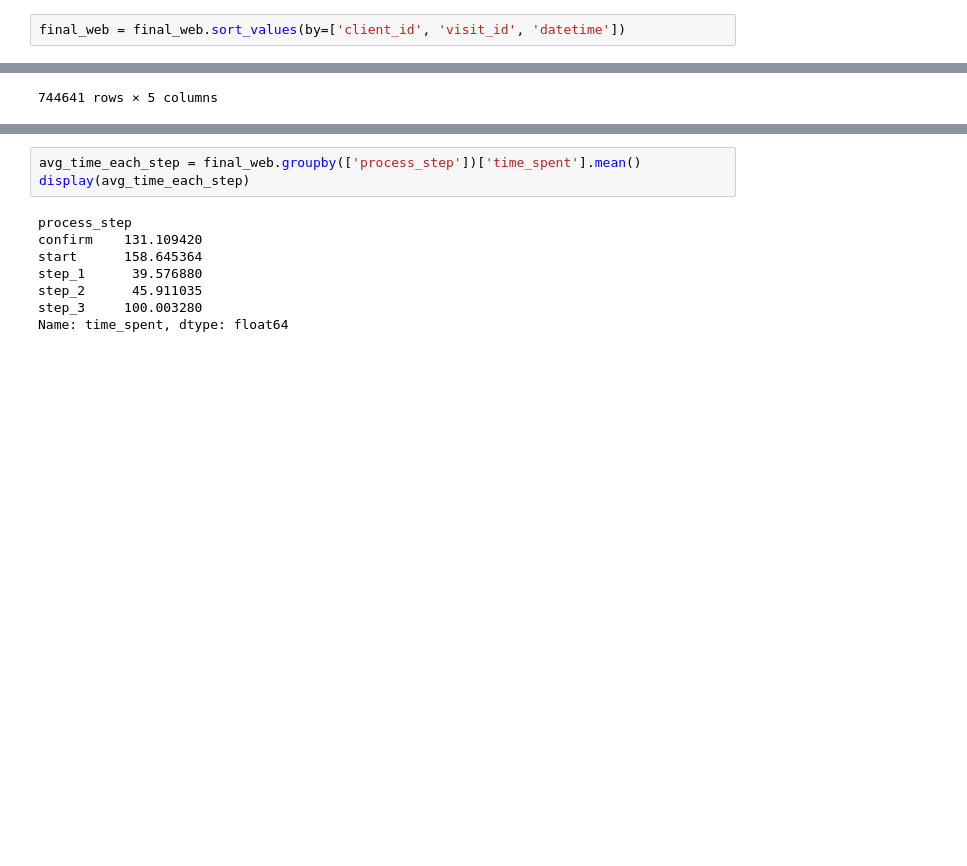
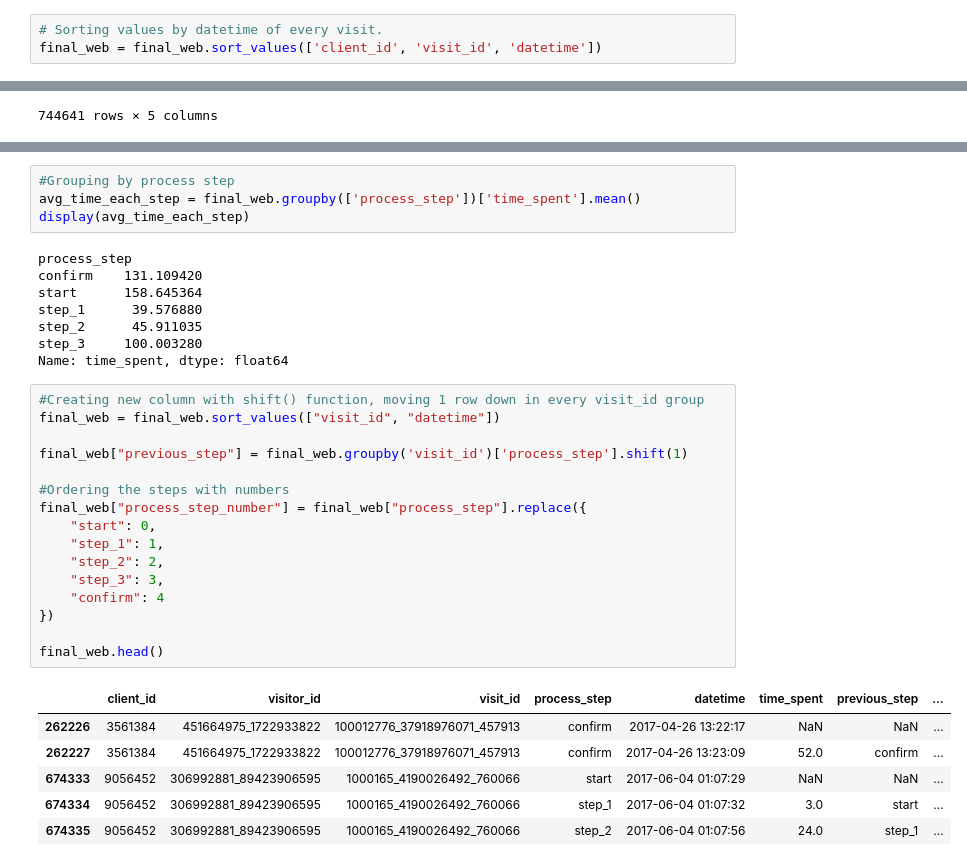
Before and after one commit to RubenLallave/Vanguard_Project, a Jupyter notebook: Vanguard_Project.ipynb, the cells around one changed output, grey strips where cells are left out. Saved outputs shown, nothing was run; the diff lists cells and outputs as text; blank space fills up the shorter version.

```diff
--- a/Vanguard_Project.ipynb
+++ b/Vanguard_Project.ipynb
@@ -402,7 +403,8 @@ final_web['visitor_id'].nunique()
 # %% [output]
 130236
 # %%
-final_web = final_web.sort_values(by=['client_id', 'visit_id', 'datetime'])
+# Sorting values by datetime of every visit.
+final_web = final_web.sort_values(['client_id', 'visit_id', 'datetime'])
 # %%
 final_web.reset_index(drop=True, inplace=True)
 # %%
@@ -439,6 +442,7 @@ final_web
 | 744640 | 9999875 | 738878760_1556639849 | 931268933_219402947_599432 | confirm | 2017-06-01 22:48:39 | 221.0 |
 744641 rows × 6 columns
 # %%
+#Grouping by process step
 avg_time_each_step = final_web.groupby(['process_step'])['time_spent'].mean()
 display(avg_time_each_step)
 # %% [output]
@@ -449,3 +453,26 @@ step_1      39.576880
 step_2      45.911035
 step_3     100.003280
 Name: time_spent, dtype: float64
+# %%
+#Creating new column with shift() function, moving 1 row down in every visit_id group
+final_web = final_web.sort_values(["visit_id", "datetime"])
+
+final_web["previous_step"] = final_web.groupby('visit_id')['process_step'].shift(1)
+
+#Ordering the steps with numbers
+final_web["process_step_number"] = final_web["process_step"].replace({
+    "start": 0,
+    "step_1": 1,
+    "step_2": 2,
+    "step_3": 3,
+    "confirm": 4
+})
+
+final_web.head()
+# %% [output]
+|  | client_id | visitor_id | visit_id | process_step | datetime | time_spent | previous_step | ... |
+| 262226 | 3561384 | 451664975_1722933822 | 100012776_37918976071_457913 | confirm | 2017-04-26 13:22:17 | NaN | NaN | ... |
+| 262227 | 3561384 | 451664975_1722933822 | 100012776_37918976071_457913 | confirm | 2017-04-26 13:23:09 | 52.0 | confirm | ... |
+| 674333 | 9056452 | 306992881_89423906595 | 1000165_4190026492_760066 | start | 2017-06-04 01:07:29 | NaN | NaN | ... |
+| 674334 | 9056452 | 306992881_89423906595 | 1000165_4190026492_760066 | step_1 | 2017-06-04 01:07:32 | 3.0 | start | ... |
+| 674335 | 9056452 | 306992881_89423906595 | 1000165_4190026492_760066 | step_2 | 2017-06-04 01:07:56 | 24.0 | step_1 | ... |
```
Also changed, not shown: parts of 11 cells of this notebook.
